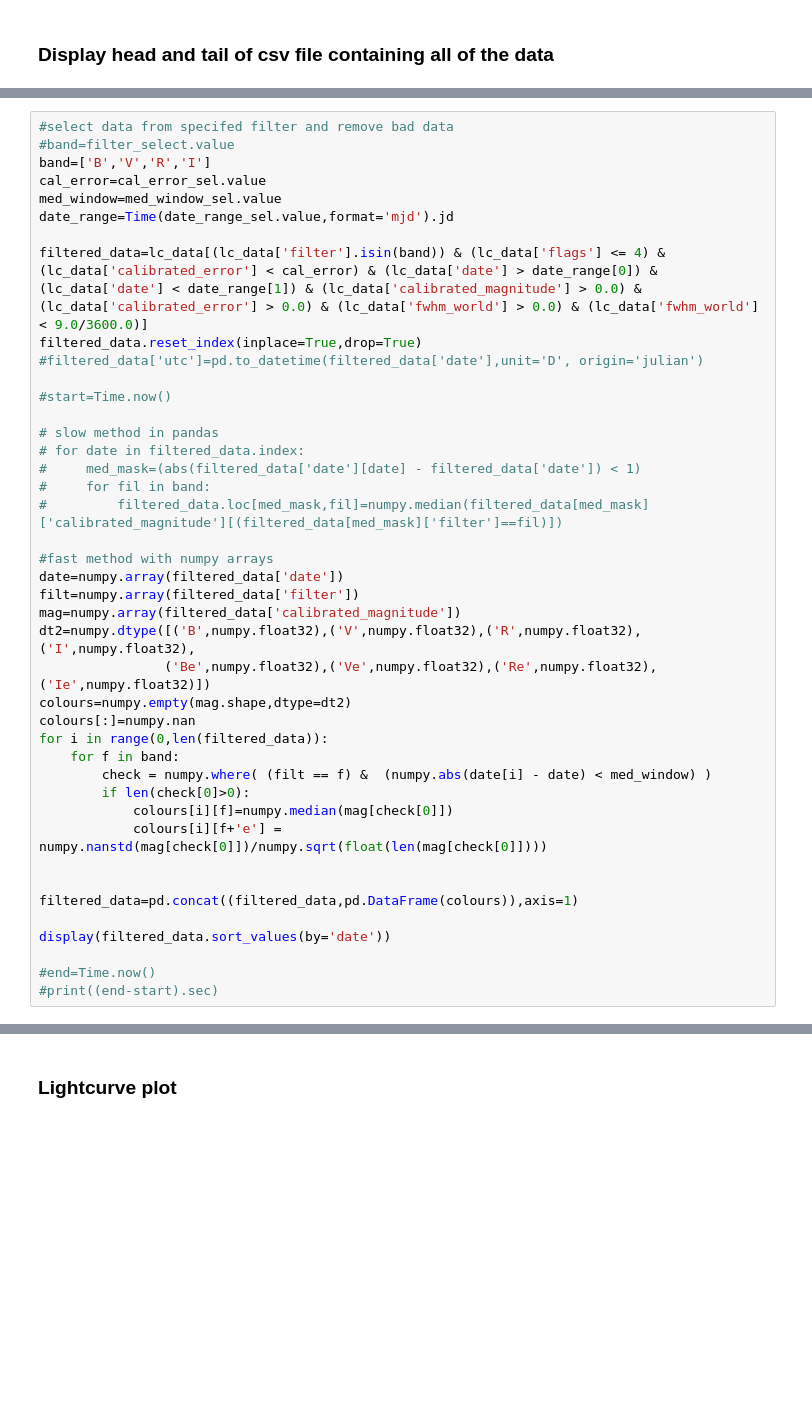
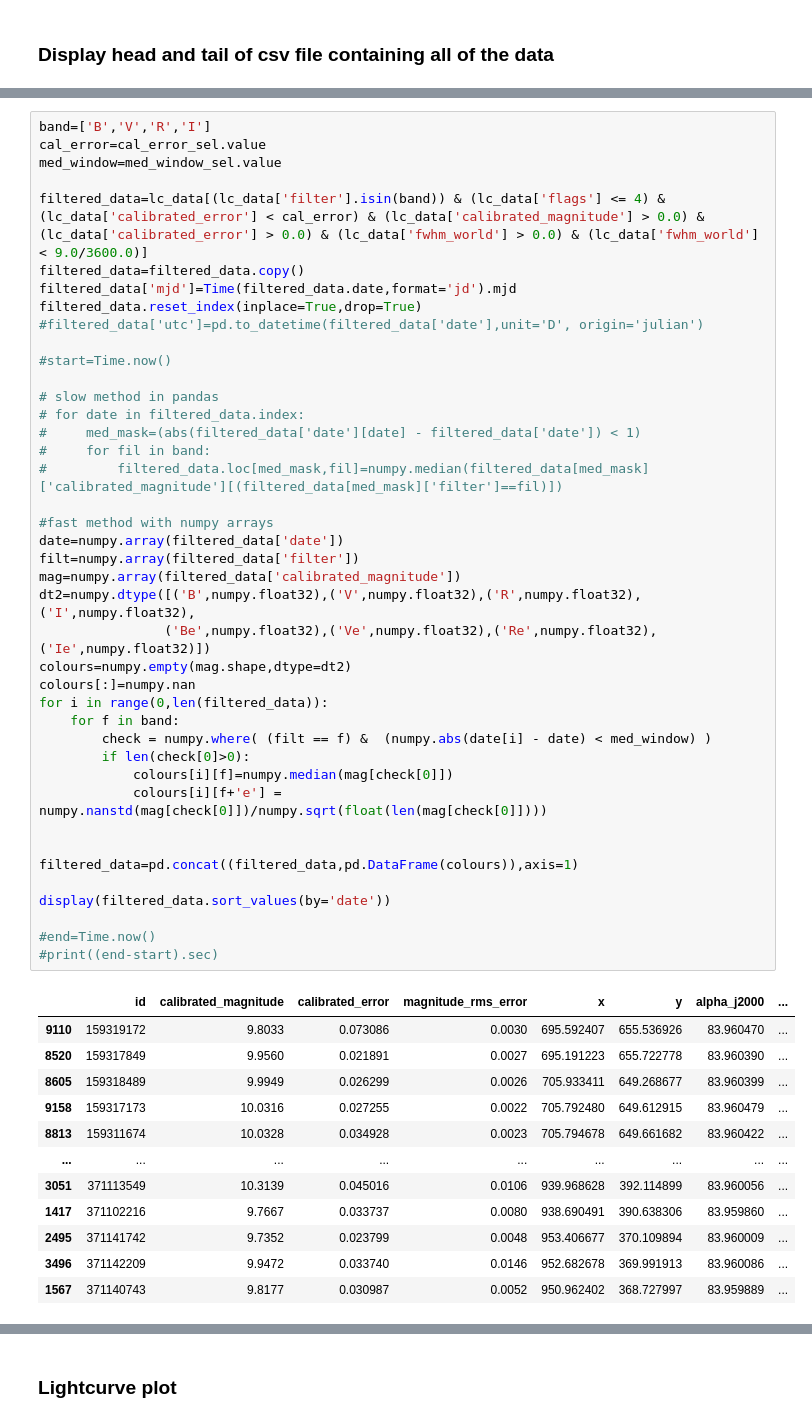
Before and after one commit to justyncw/HOYS_colour, a Jupyter notebook: colour_viewer.ipynb, the cells around one changed output, grey strips where cells are left out. Cells and saved outputs as stored; diff of their text form; blank space fills up the shorter version.

```diff
--- a/colour_viewer.ipynb
+++ b/colour_viewer.ipynb
@@ -93,42 +90,54 @@ display(med_window_sel)
 # %%
-#select data from specifed filter and remove bad data
-#band=filter_select.value
 band=['B','V','R','I']
 cal_error=cal_error_sel.value
 med_window=med_window_sel.value
-date_range=Time(date_range_sel.value,format='mjd').jd
 
-filtered_data=lc_data[(lc_data['filter'].isin(band)) & (lc_data['flags'] <= 4) & (lc_data['calibrated_error'] < cal_error) & (lc_data['date'] > date_range[0]) & (lc_data['date'] < date_range[1]) & (lc_data['calibrated_magnitude'] > 0.0) & (lc_data['calibrated_error'] > 0.0) & (lc_data['fwhm_world'] > 0.0) & (lc_data['fwhm_world'] < 9.0/3600.0)]
+filtered_data=lc_data[(lc_data['filter'].isin(band)) & (lc_data['flags'] <= 4) & (lc_data['calibrated_error'] < cal_error) & (lc_data['calibrated_magnitude'] > 0.0) & (lc_data['calibrated_error'] > 0.0) & (lc_data['fwhm_world'] > 0.0) & (lc_data['fwhm_world'] < 9.0/3600.0)]
+filtered_data=filtered_data.copy()
+filtered_data['mjd']=Time(filtered_data.date,format='jd').mjd
 filtered_data.reset_index(inplace=True,drop=True)
 #filtered_data['utc']=pd.to_datetime(filtered_data['date'],unit='D', origin='julian')
 
 #start=Time.now()
 
 # slow method in pandas
 # for date in filtered_data.index:
 #     med_mask=(abs(filtered_data['date'][date] - filtered_data['date']) < 1)
 #     for fil in band:
 #         filtered_data.loc[med_mask,fil]=numpy.median(filtered_data[med_mask]['calibrated_magnitude'][(filtered_data[med_mask]['filter']==fil)])
 
 #fast method with numpy arrays
 date=numpy.array(filtered_data['date'])
 filt=numpy.array(filtered_data['filter'])
 mag=numpy.array(filtered_data['calibrated_magnitude'])
 dt2=numpy.dtype([('B',numpy.float32),('V',numpy.float32),('R',numpy.float32),('I',numpy.float32),
                 ('Be',numpy.float32),('Ve',numpy.float32),('Re',numpy.float32),('Ie',numpy.float32)])
 colours=numpy.empty(mag.shape,dtype=dt2)
 colours[:]=numpy.nan
 for i in range(0,len(filtered_data)):
     for f in band:
         check = numpy.where( (filt == f) &  (numpy.abs(date[i] - date) < med_window) )
         if len(check[0]>0):
             colours[i][f]=numpy.median(mag[check[0]])
             colours[i][f+'e'] = numpy.nanstd(mag[check[0]])/numpy.sqrt(float(len(mag[check[0]])))
 
 
 filtered_data=pd.concat((filtered_data,pd.DataFrame(colours)),axis=1)
 
 display(filtered_data.sort_values(by='date'))
 
 #end=Time.now()
 #print((end-start).sec)
+# %% [output]
+|  | id | calibrated_magnitude | calibrated_error | magnitude_rms_error | x | y | alpha_j2000 | ... |
+| 9110 | 159319172 | 9.8033 | 0.073086 | 0.0030 | 695.592407 | 655.536926 | 83.960470 | ... |
+| 8520 | 159317849 | 9.9560 | 0.021891 | 0.0027 | 695.191223 | 655.722778 | 83.960390 | ... |
+| 8605 | 159318489 | 9.9949 | 0.026299 | 0.0026 | 705.933411 | 649.268677 | 83.960399 | ... |
+| 9158 | 159317173 | 10.0316 | 0.027255 | 0.0022 | 705.792480 | 649.612915 | 83.960479 | ... |
+| 8813 | 159311674 | 10.0328 | 0.034928 | 0.0023 | 705.794678 | 649.661682 | 83.960422 | ... |
+| ... | ... | ... | ... | ... | ... | ... | ... | ... |
+| 3051 | 371113549 | 10.3139 | 0.045016 | 0.0106 | 939.968628 | 392.114899 | 83.960056 | ... |
+| 1417 | 371102216 | 9.7667 | 0.033737 | 0.0080 | 938.690491 | 390.638306 | 83.959860 | ... |
+| 2495 | 371141742 | 9.7352 | 0.023799 | 0.0048 | 953.406677 | 370.109894 | 83.960009 | ... |
+| 3496 | 371142209 | 9.9472 | 0.033740 | 0.0146 | 952.682678 | 369.991913 | 83.960086 | ... |
+| 1567 | 371140743 | 9.8177 | 0.030987 | 0.0052 | 950.962402 | 368.727997 | 83.959889 | ... |
```
Also changed, not shown: parts of 8 cells of this notebook, 5 other files.
